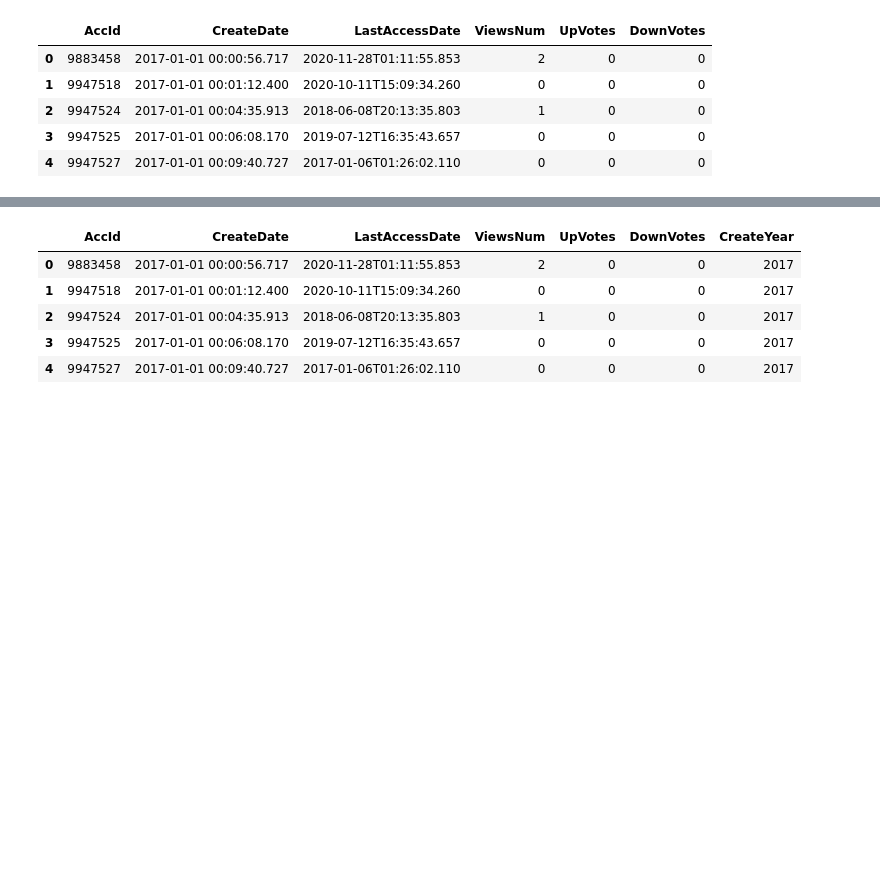
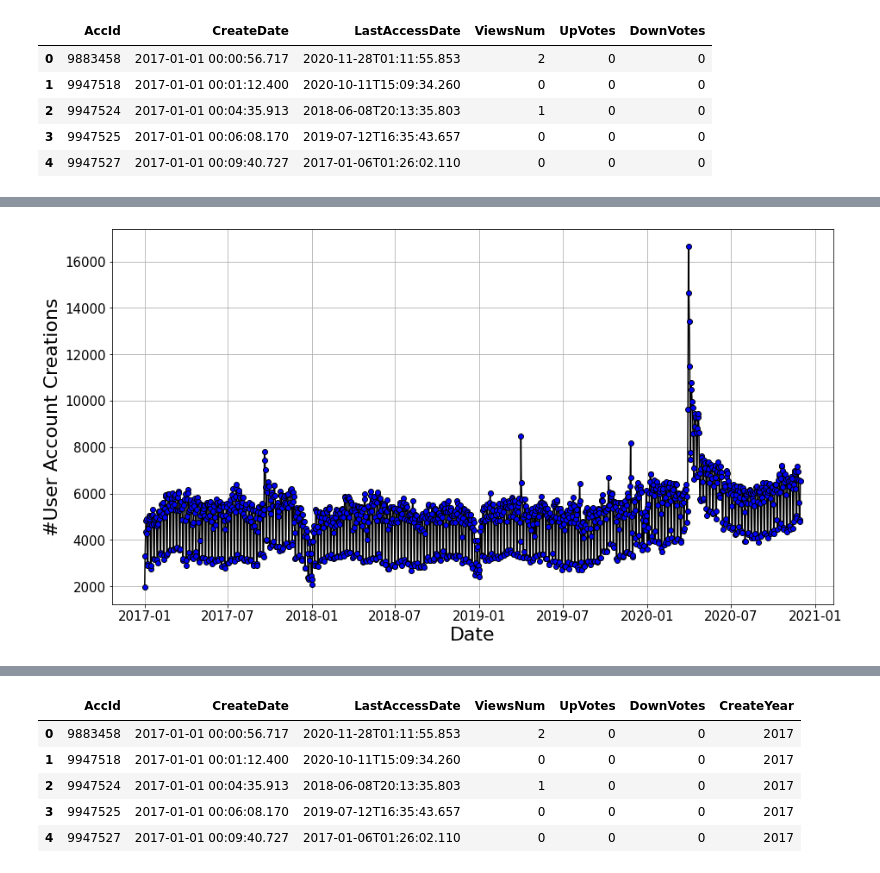
Before and after one commit to farimaf/StackOverFlowAnalysis_Pandemic, a Jupyter notebook: UsersAnalysis.ipynb, the cells around one changed output, grey strips where cells are left out. Drawn from its saved outputs; the diff is of its cells as text; code cells hidden in the pictures; blank space fills up the shorter version.

```diff
--- a/UsersAnalysis.ipynb
+++ b/UsersAnalysis.ipynb
@@ -63,0 +90,3 @@ data.head()
+# %%
+creation_daily=pd.DataFrame(data[["AccId", "day_date"]])
+creation_daily.head()
@@ -63,0 +100,3 @@ data.head()
+# %%
+creation_daily_grp=creation_daily.groupby(by=['day_date']).size().reset_index(name='counts')
+creation_daily_grp.head()
@@ -63,0 +112,10 @@ data.head()
+# %%
+fig, ax = plt.subplots(figsize=(15,8))
+plt.plot(creation_daily_grp['day_date'],creation_daily_grp['counts'],'-o',color='black',markerfacecolor='b')
+plt.xticks(fontsize=15)
+plt.yticks(fontsize=15)
+plt.ylabel('#User Account Creations',fontsize=22)
+plt.xlabel('Date',fontsize=22)
+plt.grid()
+# %% [output]
+[figure, added]
```
Also changed, not shown: parts of 123 cells of this notebook, 3 other files.
